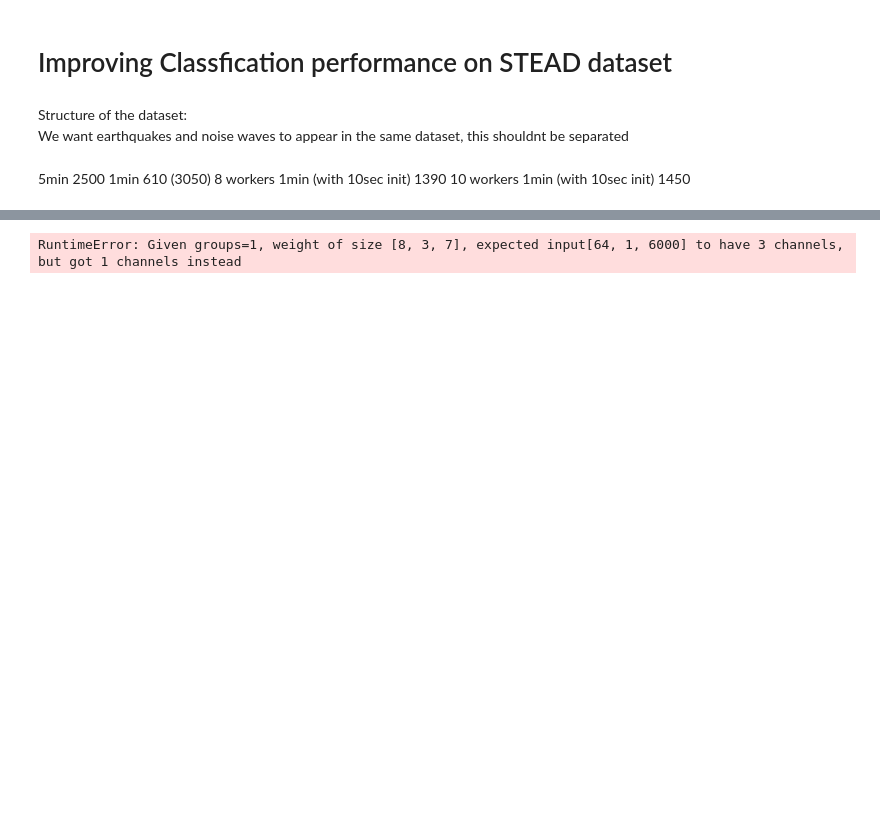
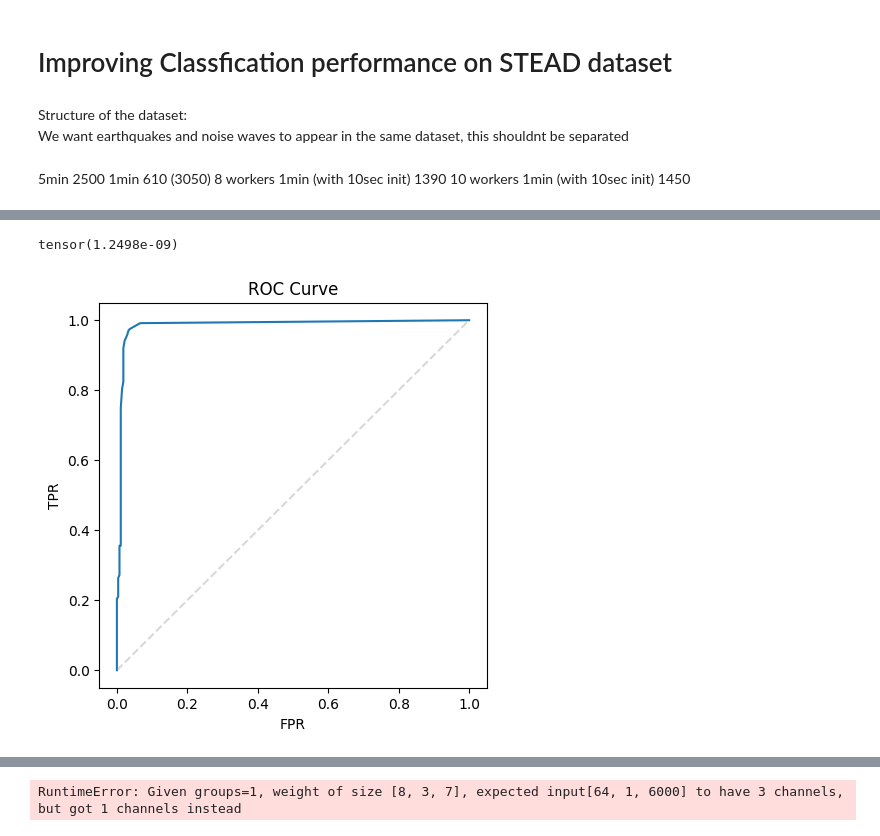
Before and after one commit to kerimoglutolga/earthquake-monitoring, a Jupyter notebook: classification/FinetuningPhaseNet.ipynb, the cells around one changed output, grey strips where cells are left out. Saved outputs shown, nothing was run; the diff lists cells and outputs as text; code cells hidden in the pictures; blank space fills up the shorter version.

```diff
--- a/classification/FinetuningPhaseNet.ipynb
+++ b/classification/FinetuningPhaseNet.ipynb
@@ -177,0 +205,5 @@ tolgamodel = torch.load("../classification_tolga/phasenet_1epochs.pt").to(device
+# %%
+lmax, largmax = raw_labels.max(axis=2)
+# %%
+#largmax[:, 0]
+noise_mask = largmax[:, 0] == 0
@@ -177,0 +225,13 @@ tolgamodel = torch.load("../classification_tolga/phasenet_1epochs.pt").to(device
+# %%
+picks = largmax[:, 0:2]
+preds_pick = (preds.max(axis = 2))[1]
+# %%
+p_preds_eq[2, l:r].max()
+# %% [output]
+tensor(1.2498e-09)
+# %%
+p_preds_eq = preds[:, 0, :][~noise_mask]
+p_preds_noise = preds[:, 0, :][noise_mask]
+
+s_preds_eq = preds[:, 1, :][~noise_mask]
+s_preds_noise = preds[:, 1, :][noise_mask]
@@ -177,0 +240,4 @@ tolgamodel = torch.load("../classification_tolga/phasenet_1epochs.pt").to(device
+# %%
+window_roc_curve(s_preds_eq, s_preds_noise, picks[~noise_mask, 1], num_thetas=100)
+# %% [output]
+[figure, added]
```
Also changed, not shown: parts of 28 cells of this notebook, 2 other files.
